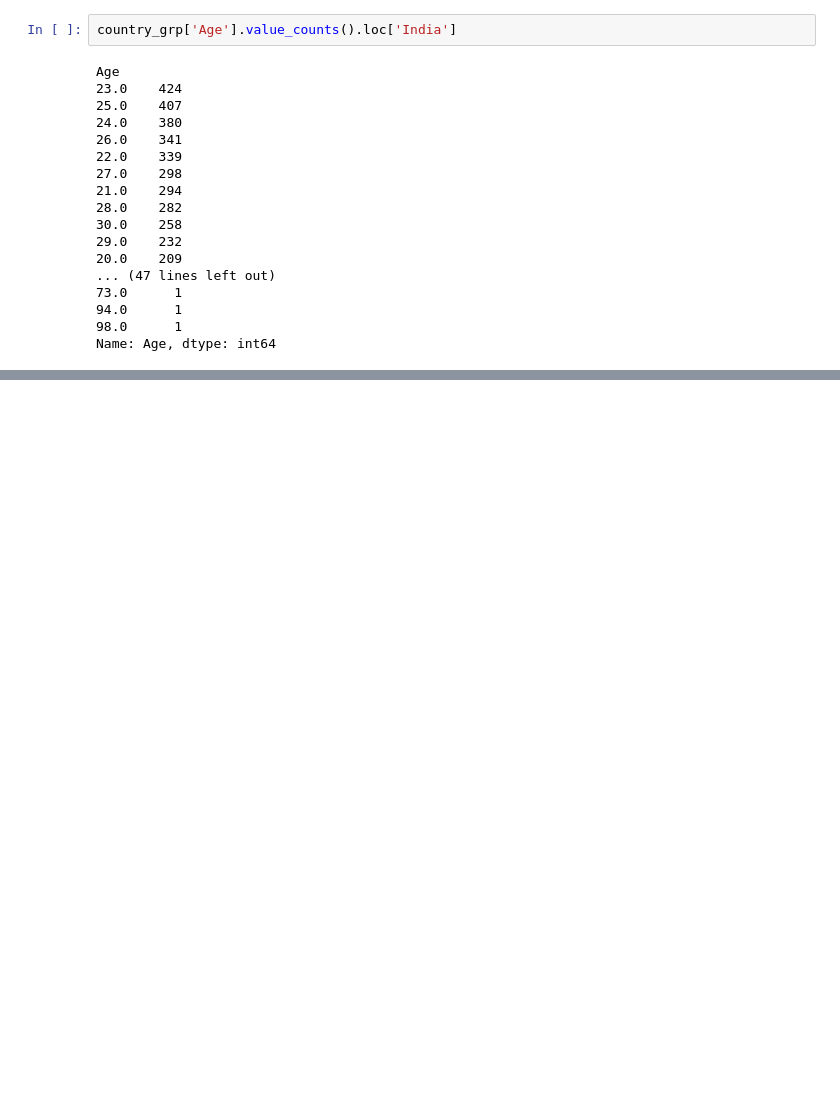
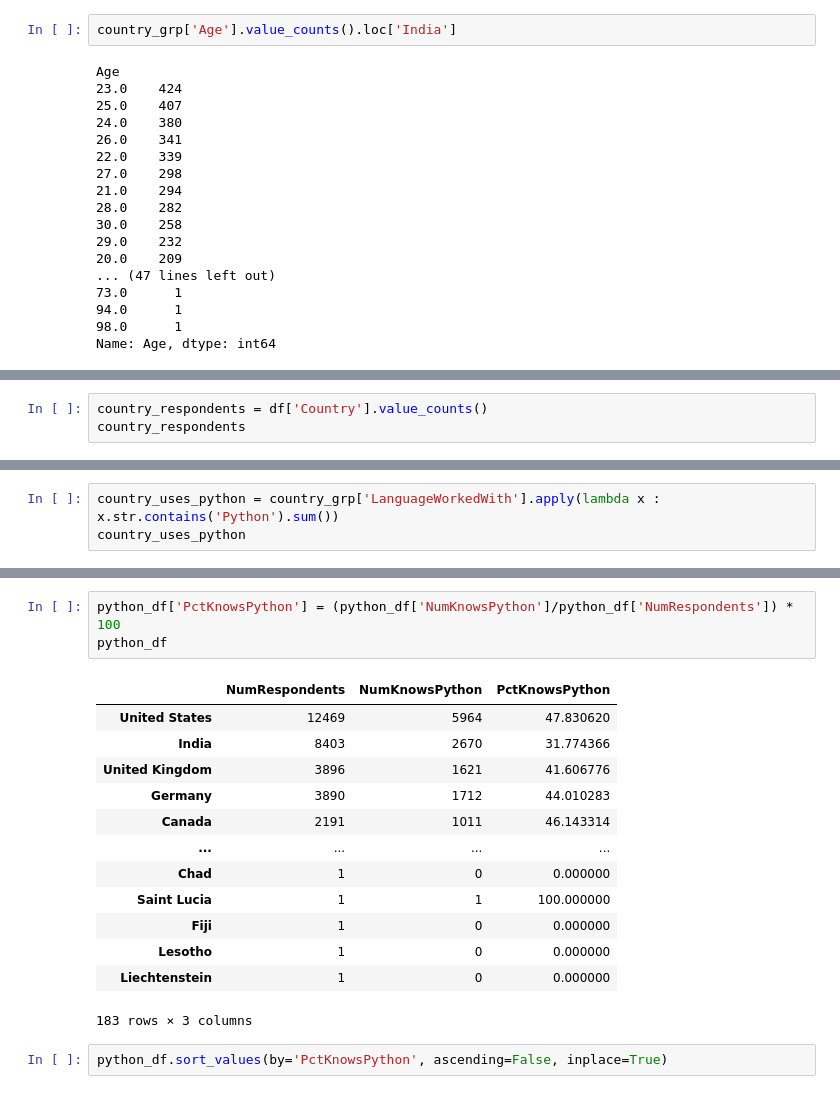
Before and after one commit to manuelrobert/Data-Analysis-Corey-Schafer, a Jupyter notebook: Pandas Demo.ipynb, the cells around one changed output, grey strips where cells are left out. Saved outputs shown, nothing was run; the diff lists cells and outputs as text; blank space fills up the shorter version.

```diff
--- a/Pandas Demo.ipynb
+++ b/Pandas Demo.ipynb
@@ -1523,0 +1572,3 @@ Name: Age, dtype: int64
+# %%
+country_respondents = df['Country'].value_counts()
+country_respondents
@@ -1523,0 +1588,3 @@ Name: Age, dtype: int64
+# %%
+country_uses_python = country_grp['LanguageWorkedWith'].apply(lambda x : x.str.contains('Python').sum())
+country_uses_python
@@ -1523,0 +1640,19 @@ Name: Age, dtype: int64
+# %%
+python_df['PctKnowsPython'] = (python_df['NumKnowsPython']/python_df['NumRespondents']) * 100
+python_df
+# %% [output]
+|  | NumRespondents | NumKnowsPython | PctKnowsPython |
+| United States | 12469 | 5964 | 47.830620 |
+| India | 8403 | 2670 | 31.774366 |
+| United Kingdom | 3896 | 1621 | 41.606776 |
+| Germany | 3890 | 1712 | 44.010283 |
+| Canada | 2191 | 1011 | 46.143314 |
+| ... | ... | ... | ... |
+| Chad | 1 | 0 | 0.000000 |
+| Saint Lucia | 1 | 1 | 100.000000 |
+| Fiji | 1 | 0 | 0.000000 |
+| Lesotho | 1 | 0 | 0.000000 |
+| Liechtenstein | 1 | 0 | 0.000000 |
+183 rows × 3 columns
+# %%
+python_df.sort_values(by='PctKnowsPython', ascending=False, inplace=True)
```
Also changed, not shown: parts of 47 cells of this notebook, 2 other files.
